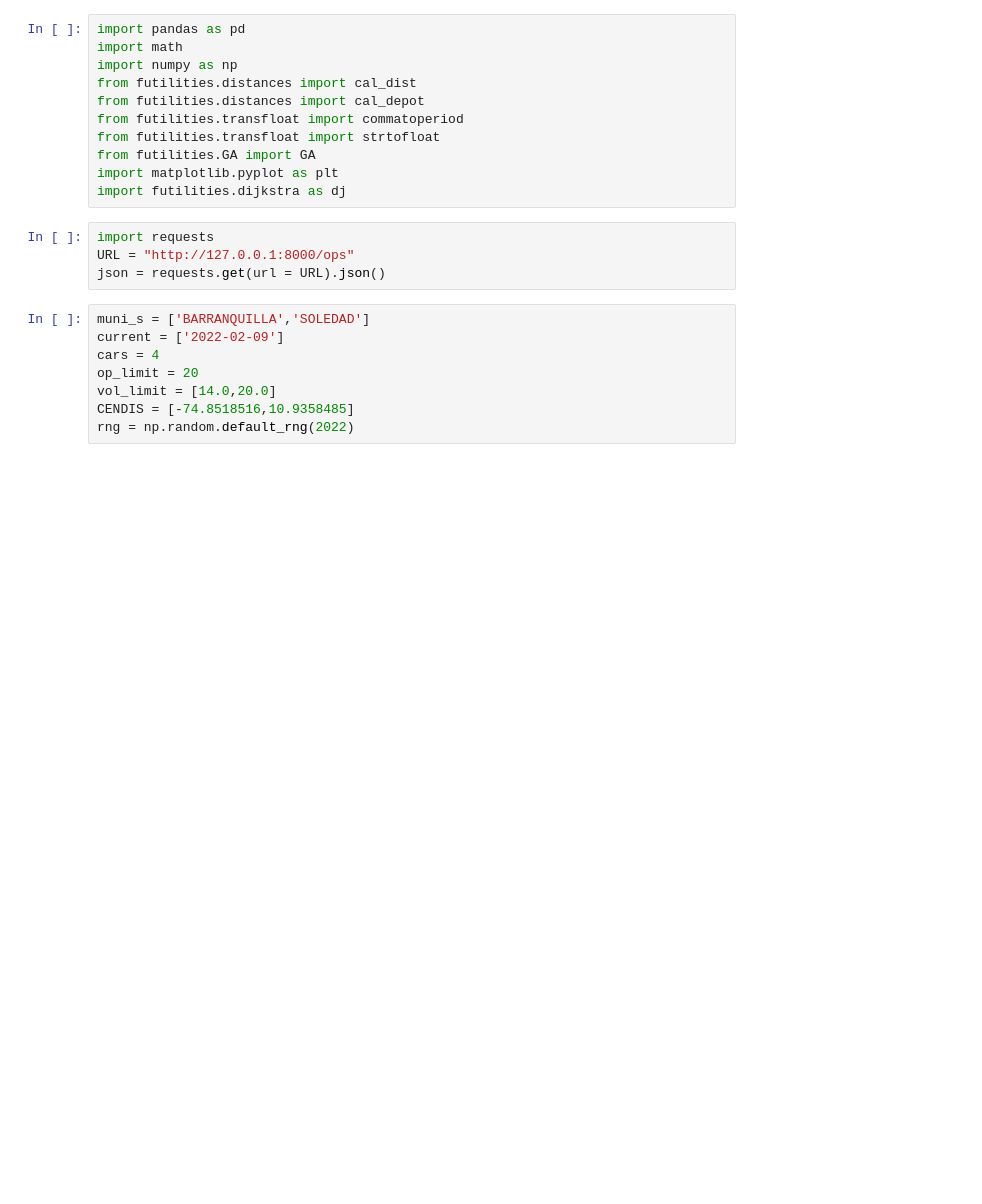
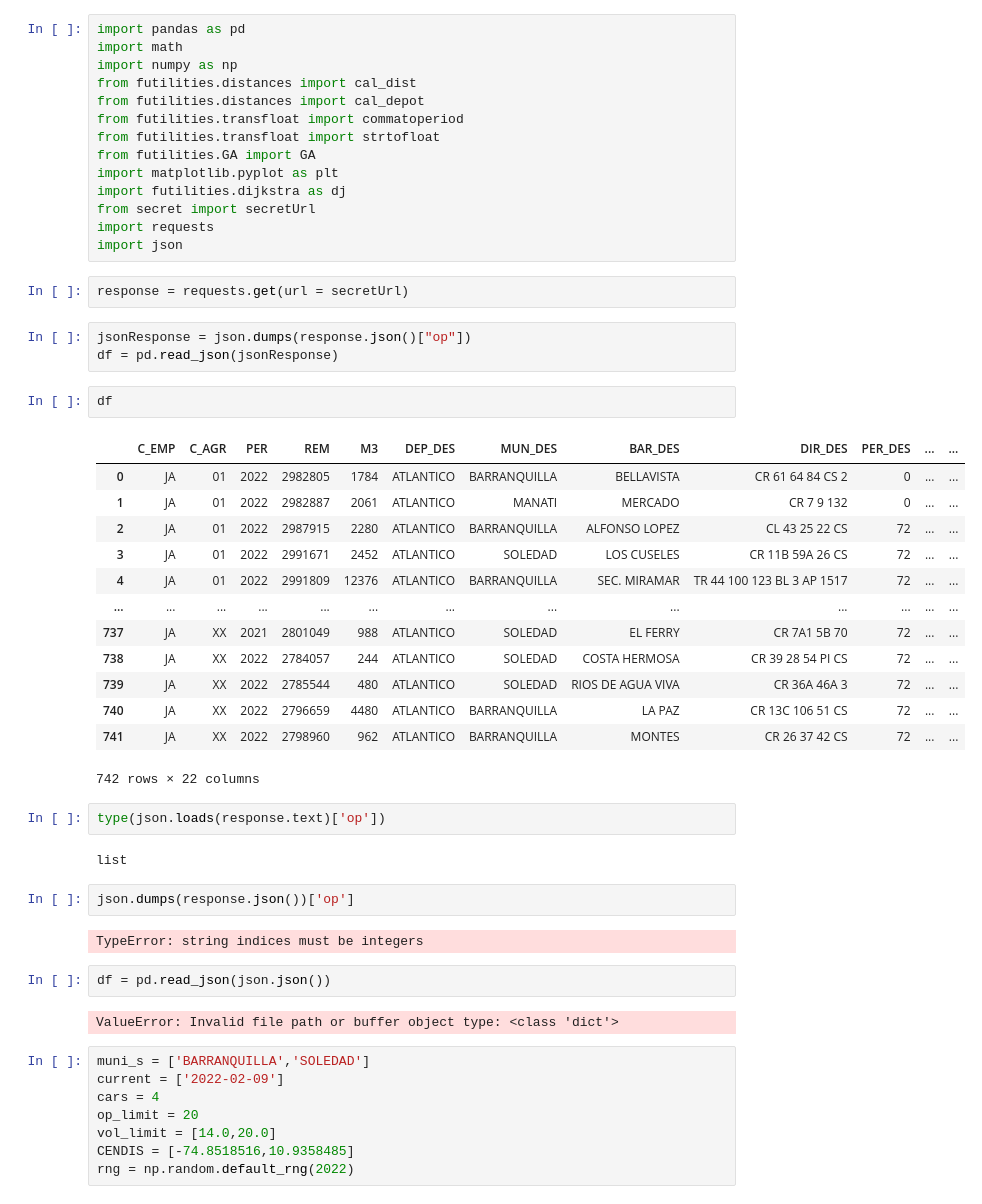
Before and after one commit to arismendyl/RutaJ, a Jupyter notebook: test.ipynb, the cells around one changed output. Drawn from its saved outputs; the diff is of its cells as text; blank space fills up the shorter version.

```diff
--- a/test.ipynb
+++ b/test.ipynb
@@ -9,10 +9,42 @@ from futilities.transfloat import strtofloat
 from futilities.GA import GA
 import matplotlib.pyplot as plt
 import futilities.dijkstra as dj
+from secret import secretUrl
+import requests
+import json
-# %%
-import requests
-URL = "http://127.0.0.1:8000/ops"
-json = requests.get(url = URL).json()
+# %%
+response = requests.get(url = secretUrl)
+# %%
+jsonResponse = json.dumps(response.json()["op"])
+df = pd.read_json(jsonResponse)
+# %%
+df
+# %% [output]
+|  | C_EMP | C_AGR | PER | REM | M3 | DEP_DES | MUN_DES | BAR_DES | DIR_DES | PER_DES | ... | ... |
+| 0 | JA | 01 | 2022 | 2982805 | 1784 | ATLANTICO | BARRANQUILLA | BELLAVISTA | CR 61 64 84 CS 2 | 0 | ... | ... |
+| 1 | JA | 01 | 2022 | 2982887 | 2061 | ATLANTICO | MANATI | MERCADO | CR 7 9 132 | 0 | ... | ... |
+| 2 | JA | 01 | 2022 | 2987915 | 2280 | ATLANTICO | BARRANQUILLA | ALFONSO LOPEZ | CL 43 25 22 CS | 72 | ... | ... |
+| 3 | JA | 01 | 2022 | 2991671 | 2452 | ATLANTICO | SOLEDAD | LOS CUSELES | CR 11B 59A 26 CS | 72 | ... | ... |
+| 4 | JA | 01 | 2022 | 2991809 | 12376 | ATLANTICO | BARRANQUILLA | SEC. MIRAMAR | TR 44 100 123 BL 3 AP 1517 | 72 | ... | ... |
+| ... | ... | ... | ... | ... | ... | ... | ... | ... | ... | ... | ... | ... |
+| 737 | JA | XX | 2021 | 2801049 | 988 | ATLANTICO | SOLEDAD | EL FERRY | CR 7A1 5B 70 | 72 | ... | ... |
+| 738 | JA | XX | 2022 | 2784057 | 244 | ATLANTICO | SOLEDAD | COSTA HERMOSA | CR 39 28 54 PI CS | 72 | ... | ... |
+| 739 | JA | XX | 2022 | 2785544 | 480 | ATLANTICO | SOLEDAD | RIOS DE AGUA VIVA | CR 36A 46A 3 | 72 | ... | ... |
+| 740 | JA | XX | 2022 | 2796659 | 4480 | ATLANTICO | BARRANQUILLA | LA PAZ | CR 13C 106 51 CS | 72 | ... | ... |
+| 741 | JA | XX | 2022 | 2798960 | 962 | ATLANTICO | BARRANQUILLA | MONTES | CR 26 37 42 CS | 72 | ... | ... |
+742 rows × 22 columns
+# %%
+type(json.loads(response.text)['op'])
+# %% [output]
+list
+# %%
+json.dumps(response.json())['op']
+# %% [output]
+TypeError: string indices must be integers
+# %%
+df = pd.read_json(json.json())
+# %% [output]
+ValueError: Invalid file path or buffer object type: <class 'dict'>
 # %%
 muni_s = ['BARRANQUILLA','SOLEDAD']
 current = ['2022-02-09']
```
Also changed, not shown: 2 other files.
